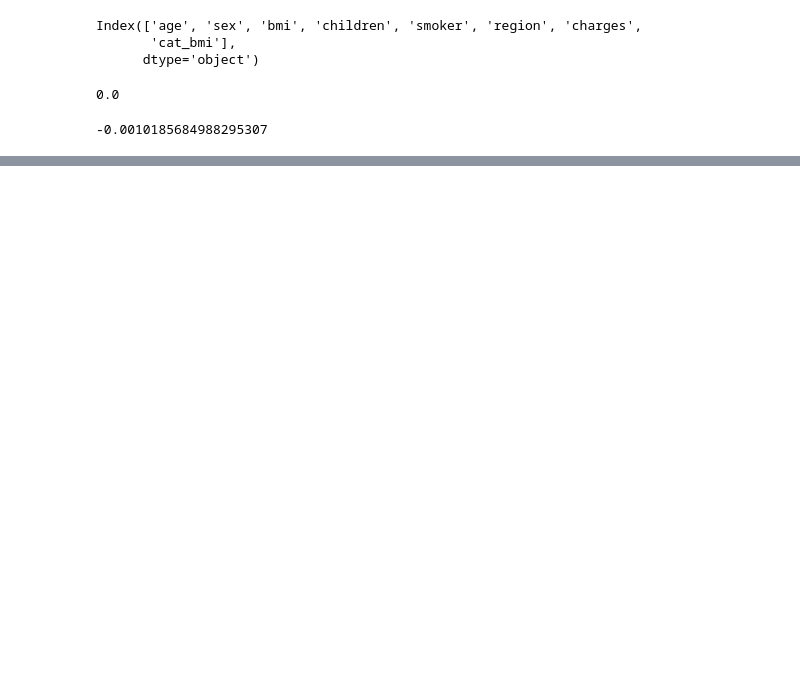
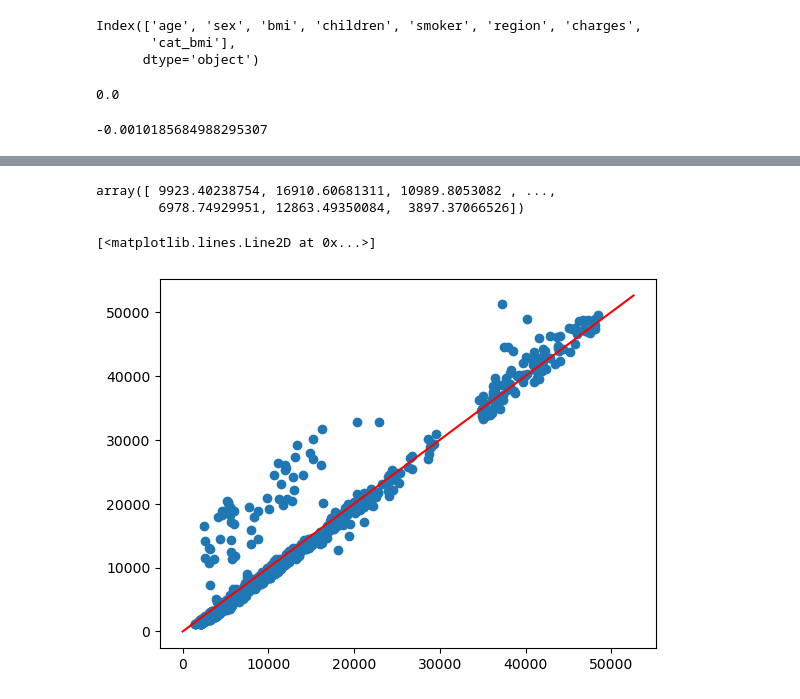
Before and after one commit to StevenDelval/Predire-une-prime-d-assurance-grace-l-IA, a Jupyter notebook: modelisation.ipynb, the cells around one changed output, grey strips where cells are left out. Drawn from its saved outputs; the diff is of its cells as text; code cells hidden in the pictures; blank space fills up the shorter version.

```diff
--- a/modelisation.ipynb
+++ b/modelisation.ipynb
@@ -104,4 +106,15 @@ max      23957.055601
 Name: charges, dtype: float64
+# %%
+y_pred
+# %% [output]
+array([ 9923.40238754, 16910.60681311, 10989.8053082 , ...,
+        6978.74929951, 12863.49350084,  3897.37066526])
+# %%
+plt.scatter(y_pred,y_train)
+plt.plot(np.arange(max(y_test.values)), np.arange(max(y_test.values)), '-', color='r')
+# %% [output]
+[<matplotlib.lines.Line2D at 0x...>]
+[figure, added]
 # %%
 
 
```
Also changed, not shown: parts of 19 cells of this notebook, 1 other file.
